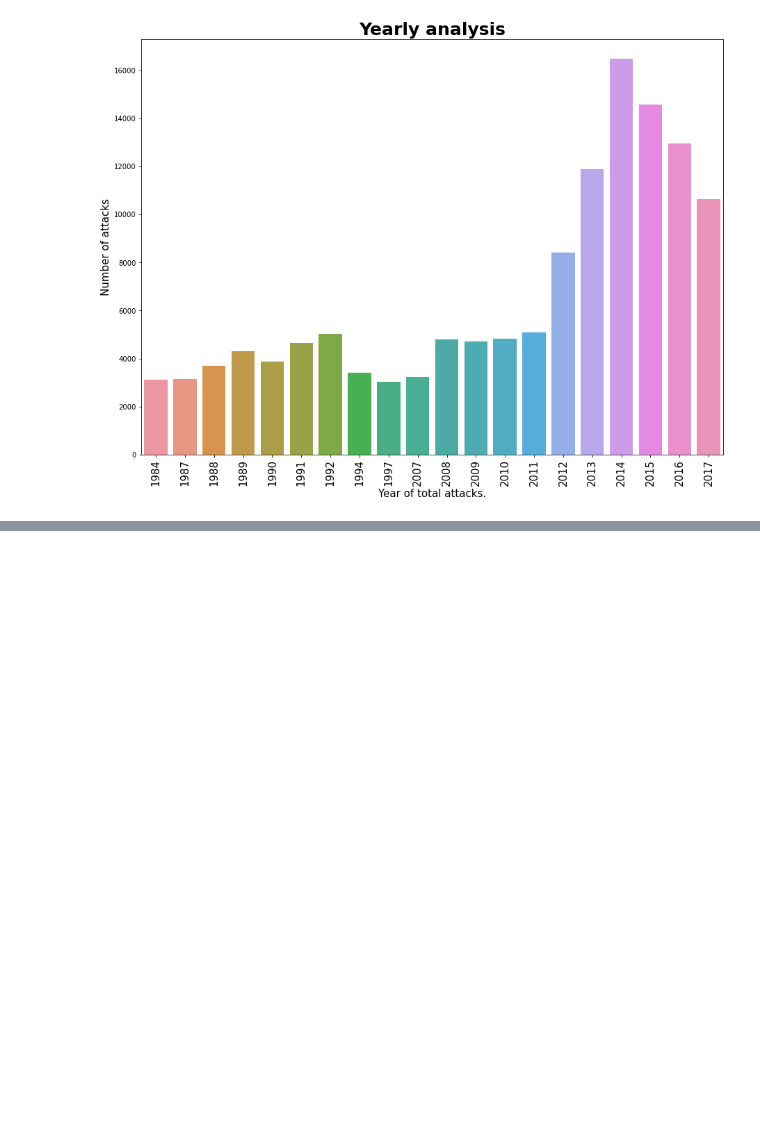
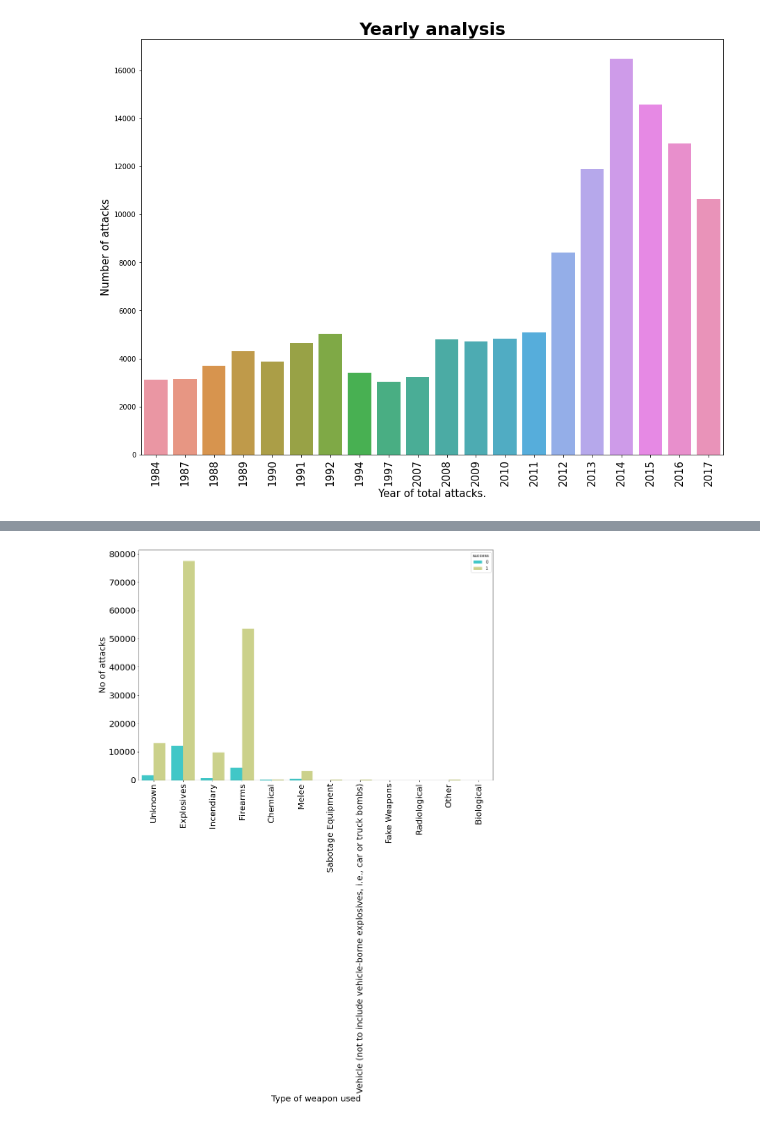
Before and after one commit to archydixit/Grip_Task_1, a Jupyter notebook: sol_task_4.ipynb, the cells around one changed output, grey strips where cells are left out. Cells and saved outputs as stored; diff of their text form; code cells hidden in the pictures; blank space fills up the shorter version.

```diff
--- a/sol_task_4.ipynb
+++ b/sol_task_4.ipynb
@@ -208 +209,13 @@ plt.show()
+# %%
+plt.figure(figsize=(15,10))
+sns.countplot(df["weaptype1_txt"],hue=df["success"],palette='rainbow')
+plt.xticks(rotation=90,fontsize=20)
+plt.yticks(fontsize=15)
+plt.xlabel('Type of weapon used',fontsize=20)
+plt.ylabel('No of attacks', fontsize =20)
+plt.yticks(fontsize=20)
+
+plt.show()
+# %% [output]
+[figure, added]
 # %%
```
Also changed, not shown: parts of 4 cells of this notebook.
